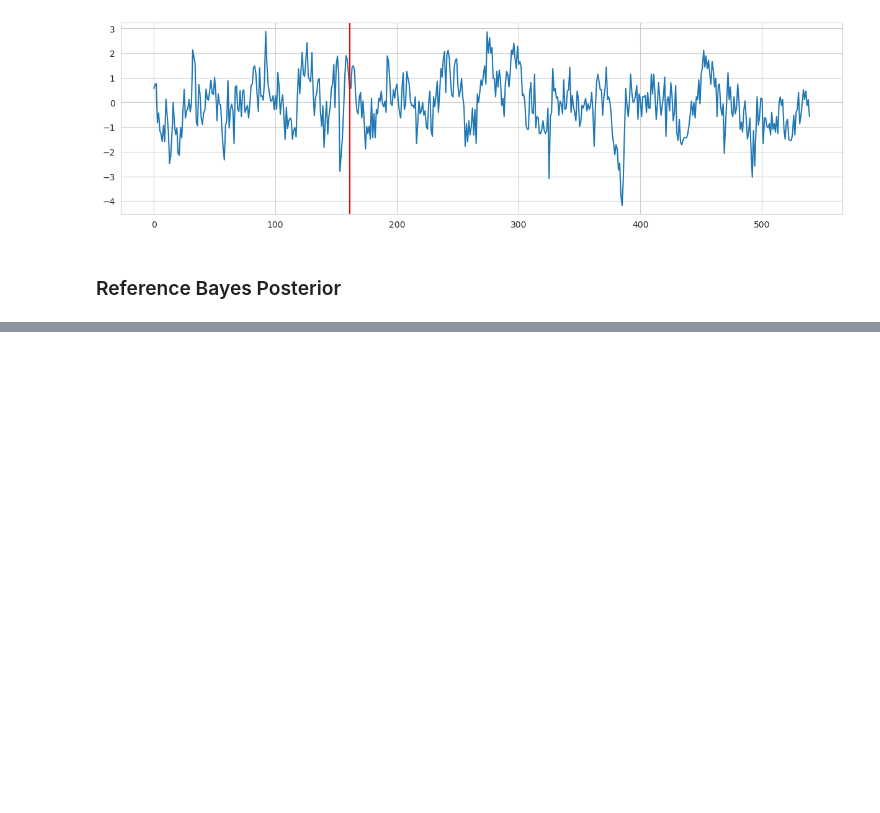
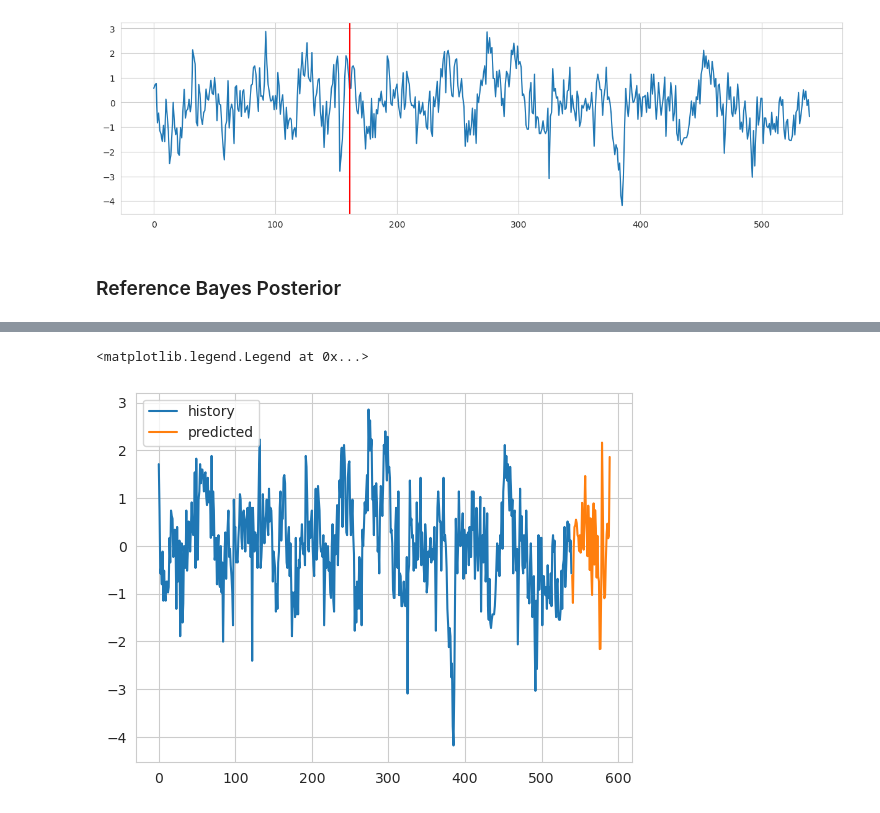
Before and after one commit to WHITSNAK/sta831-sp23, a Jupyter notebook: ch1/AR Model.ipynb, the cells around one changed output, grey strips where cells are left out. Saved outputs shown, nothing was run; the diff lists cells and outputs as text; code cells hidden in the pictures; blank space fills up the shorter version.

```diff
--- a/ch1/AR Model.ipynb
+++ b/ch1/AR Model.ipynb
@@ -213,0 +153,10 @@ yhats.iloc[:20].plot(ax=ax)
+# %%
+yhat = pd.DataFrame(yhat_post)
+yhat.index = np.arange(soi.shape[0], soi.shape[0]+h)
+
+ax = soi.plot(label='history')
+yhat.sample(axis=1).iloc[:50, 0].plot(ax=ax, label='predicted')
+ax.legend()
+# %% [output]
+<matplotlib.legend.Legend at 0x...>
+[figure, added]
```
Also changed, not shown: parts of 4 cells of this notebook, 1 other file.
